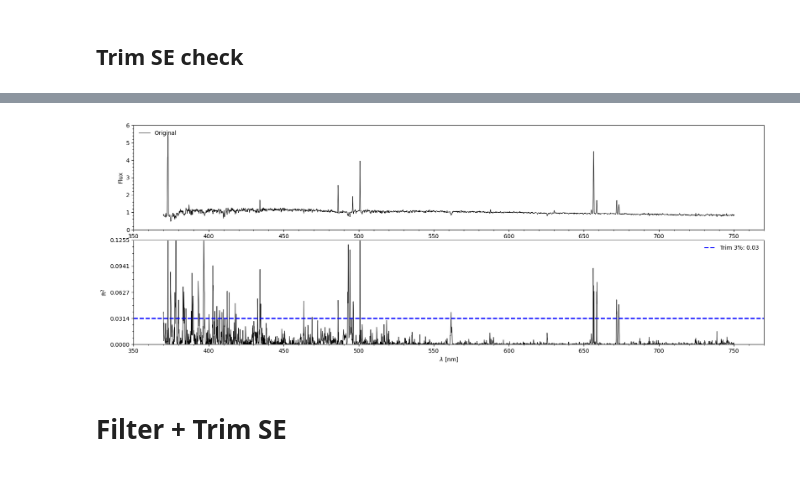
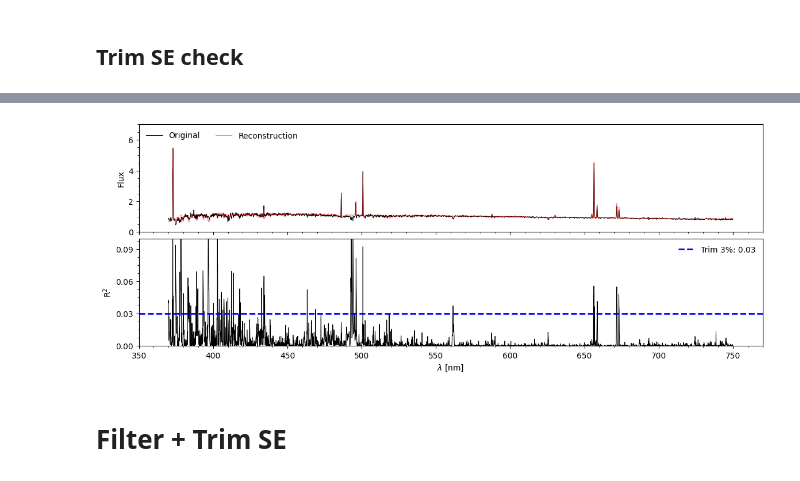
Before and after one commit to ed-ortizm/xai-astronomy, a Jupyter notebook: thesis/01_explain_distinct.ipynb, the cells around one changed output, grey strips where cells are left out. Drawn from its saved outputs; the diff is of its cells as text; code cells hidden in the pictures.

```diff
--- a/thesis/01_explain_distinct.ipynb
+++ b/thesis/01_explain_distinct.ipynb
@@ -454,7 +447,7 @@ fig.savefig(f"{ch_5_dir}/distinct_xai_se.pdf", bbox_inches="tight")
 # %% [markdown]
 # Filter SE
 # %%
-fig, axs = plt.subplots(2, 1, sharex=True, figsize=(14, 14/2))
+fig, axs = plt.subplots(2, 1, sharex=True, figsize=(14, 5))
 line_width_spec = 0.75
 line_width_xai = 0.75
 # -------------------------------------------------------------------------------------
@@ -467,8 +460,9 @@ panels = {
         "c": 0,
         "ylim": (0, 6.1),
         "yticks": range(0, 7, 2),
+        "bbox_to_anchor": (0.71, 0.515, 0.5, 0.5),
         "text_x": 0.01,
-        "text_y": 0.95,
+        "text_y": 0.9,
         "fontsize": 12,
         "ha": "left",
         "va": "center",
@@ -507,6 +501,7 @@ for metric, p_conf in panels.items():
     r, c = p_conf["r"], p_conf["c"]
     fontsize = p_conf["fontsize"]
     ylim, yticks = p_conf["ylim"], p_conf["yticks"]
+    bbox_to_anchor = p_conf["bbox_to_anchor"]
     text_x, text_y = p_conf["text_x"], p_conf["text_y"]
     ha, va = p_conf["ha"], p_conf["va"]
 
@@ -523,6 +518,7 @@ for metric, p_conf in panels.items():
         img_distinct_dict[metric],
         add_image=True,
         lw=line_width_spec,
+        bbox_to_anchor=bbox_to_anchor
     )
     name = score_name_map[metric]
     axs[r].set_ylim(ylim)
@@ -554,16 +550,6 @@ for metric, p_conf in panels.items():
     axs[r + 1].set_yticks([0, 0.5, 1])
     axs[r + 1].minorticks_on()
 
-    axs[r + 1].text(
-        text_x,
-        text_y,
-        f"{name}",
-        ha=ha,
-        va=va,
-        fontsize=fontsize,
-        transform=axs[r + 1].transAxes,
-    )
-
     if c == 0:
         axs[r + 1].set_ylabel("Weights")
 
@@ -576,7 +562,7 @@ for metric, p_conf in panels.items():
 # -------------------------------------------------------------------------------------
 # 4. Global Axes Settings (Bottom Row)
 # -------------------------------------------------------------------------------------
-wave_ticks = list(np.arange(400, 751, 50))
+wave_ticks = list(np.arange(350, 751, 50))
 axs[1].set_xlim(350, 770)
 axs[1].set_xticks(wave_ticks)
 axs[1].set_xlabel(r"$\lambda$ [nm]")
@@ -726,64 +705,42 @@ fig.savefig(f"{ch_5_dir}/distinct_xai_trim_se.pdf", bbox_inches="tight")
 # %% [markdown]
 ## Trim SE check
 # %%
-spec_trim = spec_distinct_dict["mse_97"]
-spec_trim_rec = ae_model.reconstruct(spec_trim).reshape(-1)
-residual_trim = squared_residual(spec_trim, spec_trim_rec)
-threshold_trim = np.nanpercentile(residual_trim, 97)
-print(f"Trim 3% threshold: {threshold_trim:.3f}")
+spec = spec_distinct_dict["mse_97"]
+spec_rec = ae_model.reconstruct(spec).reshape(-1)
+residual = squared_residual(spec, spec_rec)
+threshold = np.nanpercentile(residual, 97)
+print(f"Trim 3% threshold: {threshold:.2f}")
 # ----------------------------------------------------
-fig, axs = plt.subplots(2, 1, sharex=False, figsize=(20, 7))
+fig, axs = plt.subplots(2, 1, sharex=True, figsize=(14, 5))
 alpha = 0.5
-line_width_spec = 0.75
+lw = 0.75
 # ----------------------------------------------------
-axs[0].plot(
-    wave_nm, spec_trim, color="black", label="Original", linewidth=line_width_spec
-)
+axs[0].plot(wave_nm, spec, color="black", label="Original", lw=lw)
+axs[0].plot(wave_nm, spec_rec, alpha=alpha, color="red", label="Reconstruction", lw=lw)
 
-# axs[0].plot(
-#     wave_nm,
-#     spec_trim_rec,
-#     alpha=alpha,
-#     color="red",
-#     label="Reconstruction",
-#     linewidth=line_width_spec,
-# )
-
-flux_ticks = range(0, 7, 1)
+flux_ticks = range(0, 7, 2)
 axs[0].set_yticks(flux_ticks)
-axs[0].set_ylim(0, 6)
-
+axs[0].set_ylim(0, 7)
 # ----------------------------------------------------
 # # Residuals
-axs[1].plot(wave_nm, residual_trim, color="black", lw=line_width_spec)
-res_ticks = np.linspace(0, 4 * threshold_trim, 5)
+axs[1].plot(wave_nm, residual, color="black", lw=lw)
+res_ticks = [0, 0.03, 0.06, 0.09]
 axs[1].set_yticks(res_ticks)
-axs[1].set_ylim(0, 4 * threshold_trim)
+axs[1].set_ylim(0, 0.1)
 
 # ----------------------------------------------------
 # threshold lines
-axs[1].axhline(
-    y=threshold_trim,
-    color="blue",
-    linestyle="--",
-    linewidth=2,
-    label=f"Trim 3%: {threshold_trim:.2f}",
-)
+th_label = f"Trim 3%: {threshold:.2f}"
+axs[1].axhline(y=threshold, color="blue", linestyle="--", linewidth=2, label=th_label)
 # ----------------------------------------------------
 # labels
-axs[0].legend(
-    loc="upper left",
-    frameon=False,
-    ncol=2,
-)  # fontsize=10,)
+axs[0].legend(loc="upper left", frameon=False, ncol=2)  # fontsize=10,)
 axs[1].legend(loc="upper right", frameon=False)
 # ----------------------------------------------------
 
 # wavelengt setup
-axs[0].set_xlim(350, 770)
 axs[1].set_xlim(350, 770)
 wave_ticks = list(np.arange(350, 751, 50))
-axs[0].set_xticks(wave_ticks)
 axs[1].set_xticks(wave_ticks)
 # set minor ticks on
 for ax in axs.flatten():
@@ -795,5 +752,7 @@ axs[0].set_ylabel("Flux")
 axs[1].set_ylabel(r"R$^2$")
 
 # adjust vertical space
-plt.subplots_adjust(hspace=0.1)
+plt.subplots_adjust(hspace=0.06)
+# Save figure
+fig.savefig(f"{ch_5_dir}/check_xai_trim_se.pdf", bbox_inches="tight")
 # %% [output]
@@ -801,4 +760,4 @@ Trim 3% threshold: 0.031
-[figure, old version]
+[figure, new version]
 # %% [markdown]
 # Filter + Trim SE
 # %%
```
Also changed, not shown: parts of 8 cells of this notebook, 2 other files.
